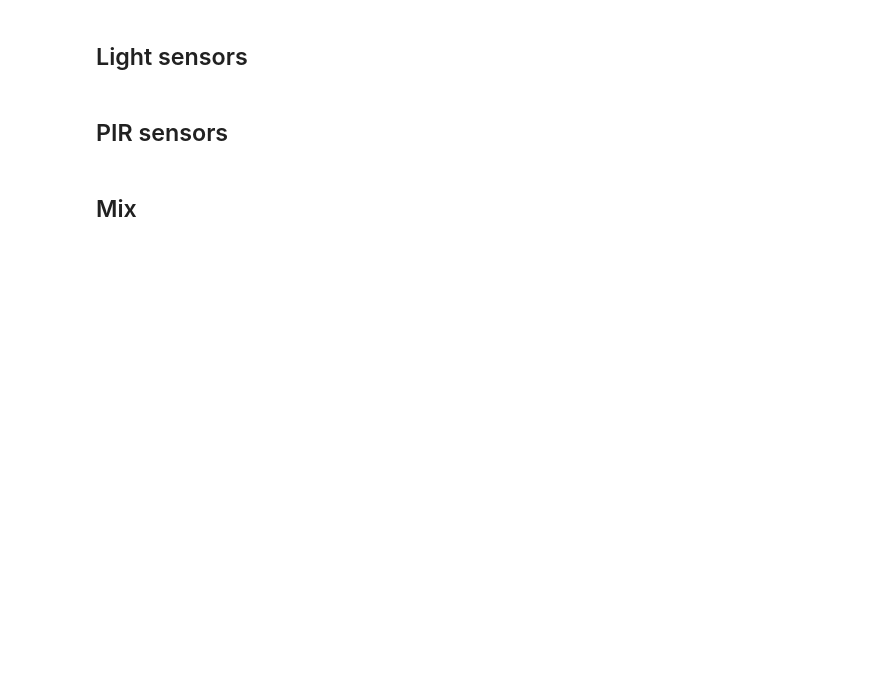
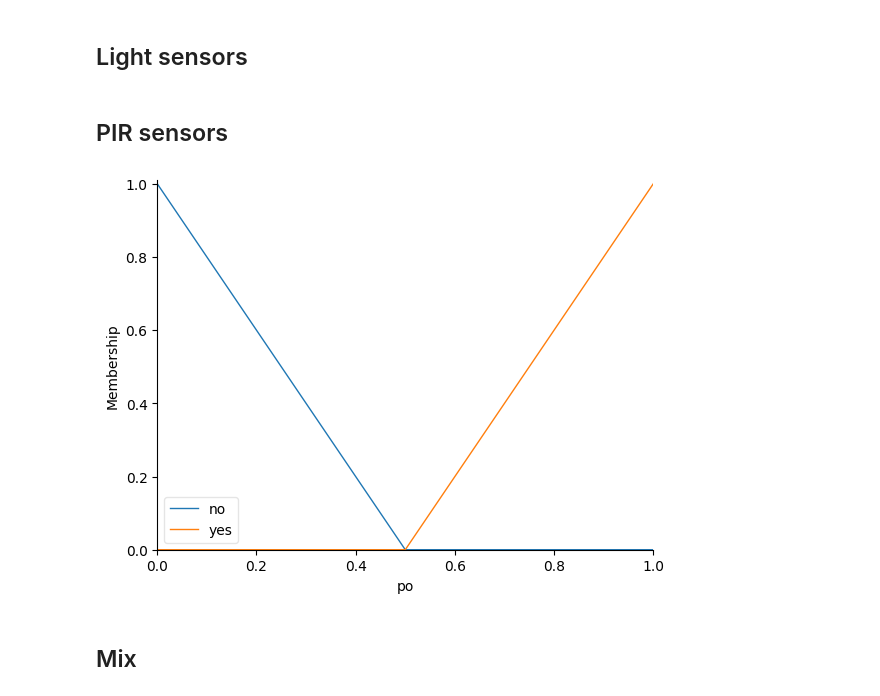
Before and after one commit to brunomcebola/CInt-Project, a Jupyter notebook: Proj1.2.ipynb, the cells around one changed output. Cells and saved outputs as stored; diff of their text form; code cells hidden in the pictures; blank space fills up the shorter version.

```diff
--- a/Proj1.2.ipynb
+++ b/Proj1.2.ipynb
@@ -82,18 +58,22 @@ lo_sim = ctrl.ControlSystemSimulation(lo_ctrl)
 # %%
 p1 = ctrl.Antecedent(np.arange(0.0, 1.5, 0.5), "p1")
 p2 = ctrl.Antecedent(np.arange(0.0, 1.5, 0.5), "p2")
 
 p1["no"] = fuzz.trimf(p1.universe, [0, 0, 0.5])
 p1["yes"] = fuzz.trimf(p1.universe, [0.5, 1, 1])
 
 p2["no"] = fuzz.trimf(p2.universe, [0, 0, 0.5])
 p2["yes"] = fuzz.trimf(p2.universe, [0.5, 1, 1])
 
 po = ctrl.Consequent(np.arange(0, 1.5, 0.5), "po")
 po.defuzzify_method = "mom"
 
 po["no"] = fuzz.trimf(po.universe, [0, 0, 0.5])
 po["yes"] = fuzz.trimf(po.universe, [0.5, 1, 1])
+
+po.view()
+# %% [output]
+[figure, added]
 # %%
 p_rules = [
   ctrl.Rule(p1["yes"] | p2["yes"], po["yes"]),
```
Also changed, not shown: parts of 9 cells of this notebook, 8 other files.
